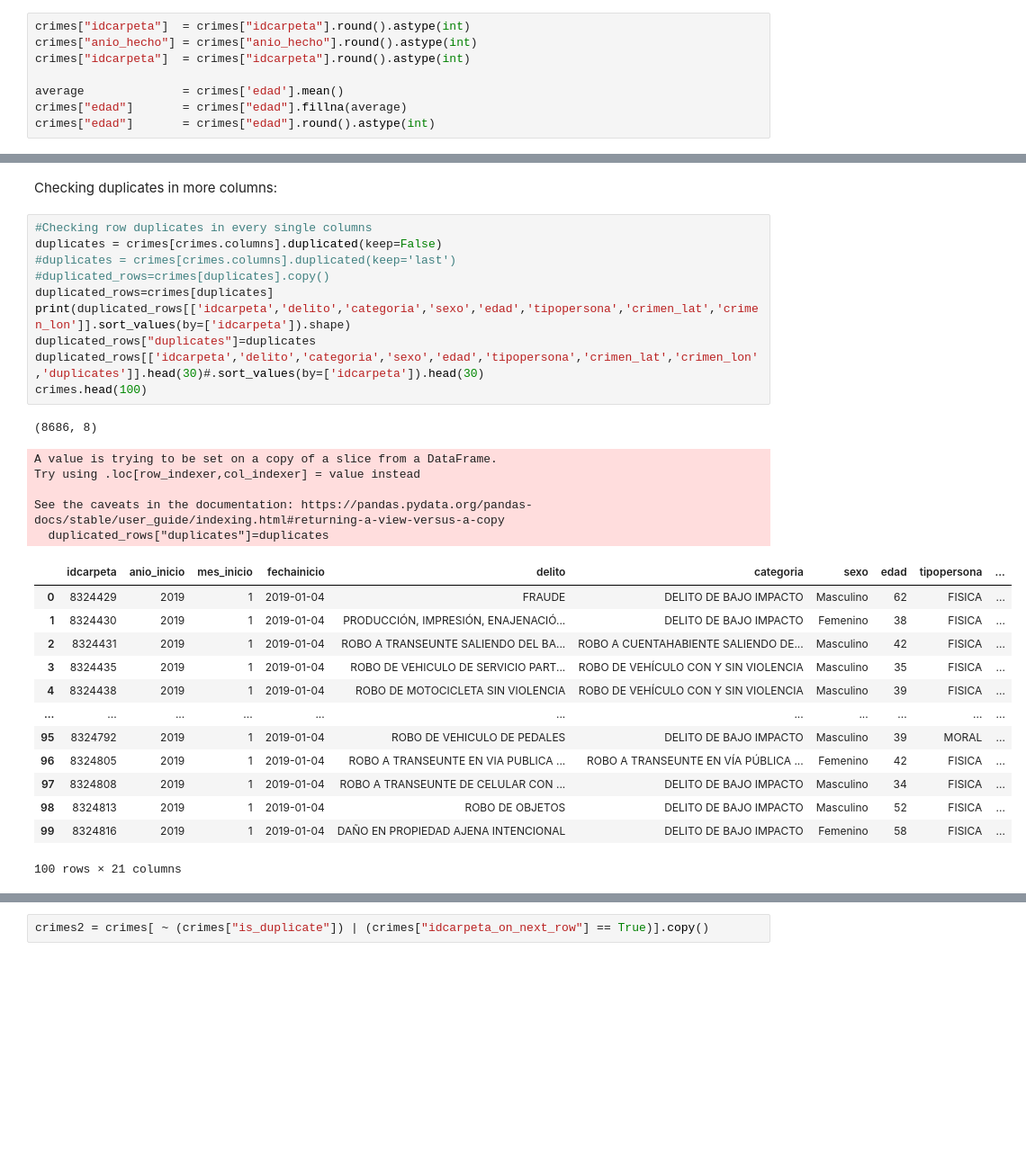
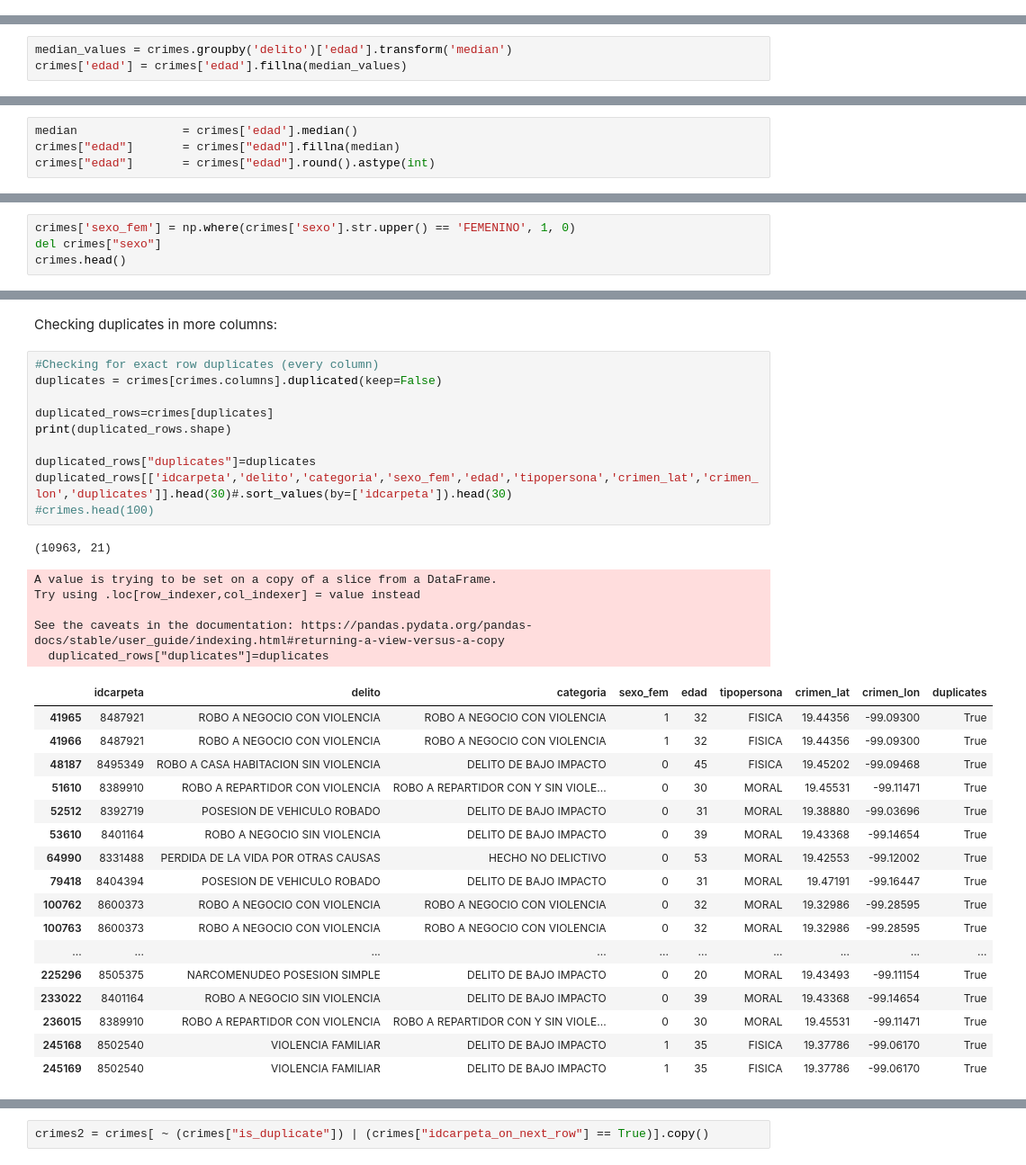
Before and after one commit to marcocasillas91/sdc-security, a Jupyter notebook: notebooks/1_first_datalake.ipynb, the cells around one changed output, grey strips where cells are left out. Shown at 90% size. Drawn from its saved outputs; the diff is of its cells as text; blank space fills up the shorter version.

```diff
--- a/notebooks/1_first_datalake.ipynb
+++ b/notebooks/1_first_datalake.ipynb
@@ -97,11 +120,3 @@ The shape of the new crime dataset without null values is: (784813, 21)
 5 rows × 21 columns
 # %% [markdown]
 The next step is to round the numeric values to avoid unnecessary decimals.
-# %%
-crimes["idcarpeta"]  = crimes["idcarpeta"].round().astype(int)
-crimes["anio_hecho"] = crimes["anio_hecho"].round().astype(int)
-crimes["idcarpeta"]  = crimes["idcarpeta"].round().astype(int)
-
-average              = crimes['edad'].mean()
-crimes["edad"]       = crimes["edad"].fillna(average)
-crimes["edad"]       = crimes["edad"].round().astype(int)
@@ -107,0 +128,3 @@ crimes["edad"]       = crimes["edad"].round().astype(int)
+# %%
+median_values = crimes.groupby('delito')['edad'].transform('median')
+crimes['edad'] = crimes['edad'].fillna(median_values)
@@ -107,0 +160,4 @@ crimes["edad"]       = crimes["edad"].round().astype(int)
+# %%
+median               = crimes['edad'].median()
+crimes["edad"]       = crimes["edad"].fillna(median)
+crimes["edad"]       = crimes["edad"].round().astype(int)
@@ -137,0 +205,4 @@ crimes.head()
+# %%
+crimes['sexo_fem'] = np.where(crimes['sexo'].str.upper() == 'FEMENINO', 1, 0)
+del crimes["sexo"]
+crimes.head()
@@ -173,33 +252,37 @@ Number of duplicated idcarpetas: 55679
 # %% [markdown]
 Checking duplicates in more columns:
 # %%
-#Checking row duplicates in every single columns
+#Checking for exact row duplicates (every column)
 duplicates = crimes[crimes.columns].duplicated(keep=False)
-#duplicates = crimes[crimes.columns].duplicated(keep='last')
-#duplicated_rows=crimes[duplicates].copy()
+
 duplicated_rows=crimes[duplicates]
-print(duplicated_rows[['idcarpeta','delito','categoria','sexo','edad','tipopersona','crimen_lat','crimen_lon']].sort_values(by=['idcarpeta']).shape)
+print(duplicated_rows.shape)
+
 duplicated_rows["duplicates"]=duplicates
-duplicated_rows[['idcarpeta','delito','categoria','sexo','edad','tipopersona','crimen_lat','crimen_lon','duplicates']].head(30)#.sort_values(by=['idcarpeta']).head(30)
-crimes.head(100)
+duplicated_rows[['idcarpeta','delito','categoria','sexo_fem','edad','tipopersona','crimen_lat','crimen_lon','duplicates']].head(30)#.sort_values(by=['idcarpeta']).head(30)
+#crimes.head(100)
 # %% [output]
-(8686, 8)
+(10963, 21)
 A value is trying to be set on a copy of a slice from a DataFrame.
 Try using .loc[row_indexer,col_indexer] = value instead
 
 See the caveats in the documentation: https://pandas.pydata.org/pandas-docs/stable/user_guide/indexing.html#returning-a-view-versus-a-copy
   duplicated_rows["duplicates"]=duplicates
-|  | idcarpeta | anio_inicio | mes_inicio | fechainicio | delito | categoria | sexo | edad | tipopersona | ... |
-| 0 | 8324429 | 2019 | 1 | 2019-01-04 | FRAUDE | DELITO DE BAJO IMPACTO | Masculino | 62 | FISICA | ... |
-| 1 | 8324430 | 2019 | 1 | 2019-01-04 | PRODUCCIÓN, IMPRESIÓN, ENAJENACIÓ... | DELITO DE BAJO IMPACTO | Femenino | 38 | FISICA | ... |
-| 2 | 8324431 | 2019 | 1 | 2019-01-04 | ROBO A TRANSEUNTE SALIENDO DEL BA... | ROBO A CUENTAHABIENTE SALIENDO DE... | Masculino | 42 | FISICA | ... |
-| 3 | 8324435 | 2019 | 1 | 2019-01-04 | ROBO DE VEHICULO DE SERVICIO PART... | ROBO DE VEHÍCULO CON Y SIN VIOLENCIA | Masculino | 35 | FISICA | ... |
-| 4 | 8324438 | 2019 | 1 | 2019-01-04 | ROBO DE MOTOCICLETA SIN VIOLENCIA | ROBO DE VEHÍCULO CON Y SIN VIOLENCIA | Masculino | 39 | FISICA | ... |
-| ... | ... | ... | ... | ... | ... | ... | ... | ... | ... | ... |
-| 95 | 8324792 | 2019 | 1 | 2019-01-04 | ROBO DE VEHICULO DE PEDALES | DELITO DE BAJO IMPACTO | Masculino | 39 | MORAL | ... |
-| 96 | 8324805 | 2019 | 1 | 2019-01-04 | ROBO A TRANSEUNTE EN VIA PUBLICA ... | ROBO A TRANSEUNTE EN VÍA PÚBLICA ... | Femenino | 42 | FISICA | ... |
-| 97 | 8324808 | 2019 | 1 | 2019-01-04 | ROBO A TRANSEUNTE DE CELULAR CON ... | DELITO DE BAJO IMPACTO | Masculino | 34 | FISICA | ... |
-| 98 | 8324813 | 2019 | 1 | 2019-01-04 | ROBO DE OBJETOS | DELITO DE BAJO IMPACTO | Masculino | 52 | FISICA | ... |
-| 99 | 8324816 | 2019 | 1 | 2019-01-04 | DAÑO EN PROPIEDAD AJENA INTENCIONAL | DELITO DE BAJO IMPACTO | Femenino | 58 | FISICA | ... |
+|  | idcarpeta | delito | categoria | sexo_fem | edad | tipopersona | crimen_lat | crimen_lon | duplicates |
+| 41965 | 8487921 | ROBO A NEGOCIO CON VIOLENCIA | ROBO A NEGOCIO CON VIOLENCIA | 1 | 32 | FISICA | 19.44356 | -99.09300 | True |
+| 41966 | 8487921 | ROBO A NEGOCIO CON VIOLENCIA | ROBO A NEGOCIO CON VIOLENCIA | 1 | 32 | FISICA | 19.44356 | -99.09300 | True |
+| 48187 | 8495349 | ROBO A CASA HABITACION SIN VIOLENCIA | DELITO DE BAJO IMPACTO | 0 | 45 | FISICA | 19.45202 | -99.09468 | True |
+| 51610 | 8389910 | ROBO A REPARTIDOR CON VIOLENCIA | ROBO A REPARTIDOR CON Y SIN VIOLE... | 0 | 30 | MORAL | 19.45531 | -99.11471 | True |
+| 52512 | 8392719 | POSESION DE VEHICULO ROBADO | DELITO DE BAJO IMPACTO | 0 | 31 | MORAL | 19.38880 | -99.03696 | True |
+| 53610 | 8401164 | ROBO A NEGOCIO SIN VIOLENCIA | DELITO DE BAJO IMPACTO | 0 | 39 | MORAL | 19.43368 | -99.14654 | True |
+| 64990 | 8331488 | PERDIDA DE LA VIDA POR OTRAS CAUSAS | HECHO NO DELICTIVO | 0 | 53 | MORAL | 19.42553 | -99.12002 | True |
+| 79418 | 8404394 | POSESION DE VEHICULO ROBADO | DELITO DE BAJO IMPACTO | 0 | 31 | MORAL | 19.47191 | -99.16447 | True |
+| 100762 | 8600373 | ROBO A NEGOCIO CON VIOLENCIA | ROBO A NEGOCIO CON VIOLENCIA | 0 | 32 | MORAL | 19.32986 | -99.28595 | True |
+| 100763 | 8600373 | ROBO A NEGOCIO CON VIOLENCIA | ROBO A NEGOCIO CON VIOLENCIA | 0 | 32 | MORAL | 19.32986 | -99.28595 | True |
+| ... | ... | ... | ... | ... | ... | ... | ... | ... | ... |
+| 225296 | 8505375 | NARCOMENUDEO POSESION SIMPLE | DELITO DE BAJO IMPACTO | 0 | 20 | MORAL | 19.43493 | -99.11154 | True |
+| 233022 | 8401164 | ROBO A NEGOCIO SIN VIOLENCIA | DELITO DE BAJO IMPACTO | 0 | 39 | MORAL | 19.43368 | -99.14654 | True |
+| 236015 | 8389910 | ROBO A REPARTIDOR CON VIOLENCIA | ROBO A REPARTIDOR CON Y SIN VIOLE... | 0 | 30 | MORAL | 19.45531 | -99.11471 | True |
+| 245168 | 8502540 | VIOLENCIA FAMILIAR | DELITO DE BAJO IMPACTO | 1 | 35 | FISICA | 19.37786 | -99.06170 | True |
+| 245169 | 8502540 | VIOLENCIA FAMILIAR | DELITO DE BAJO IMPACTO | 1 | 35 | FISICA | 19.37786 | -99.06170 | True |
-100 rows × 21 columns
 # %% [markdown]
```
Also changed, not shown: parts of 29 cells of this notebook, 1 other file.
